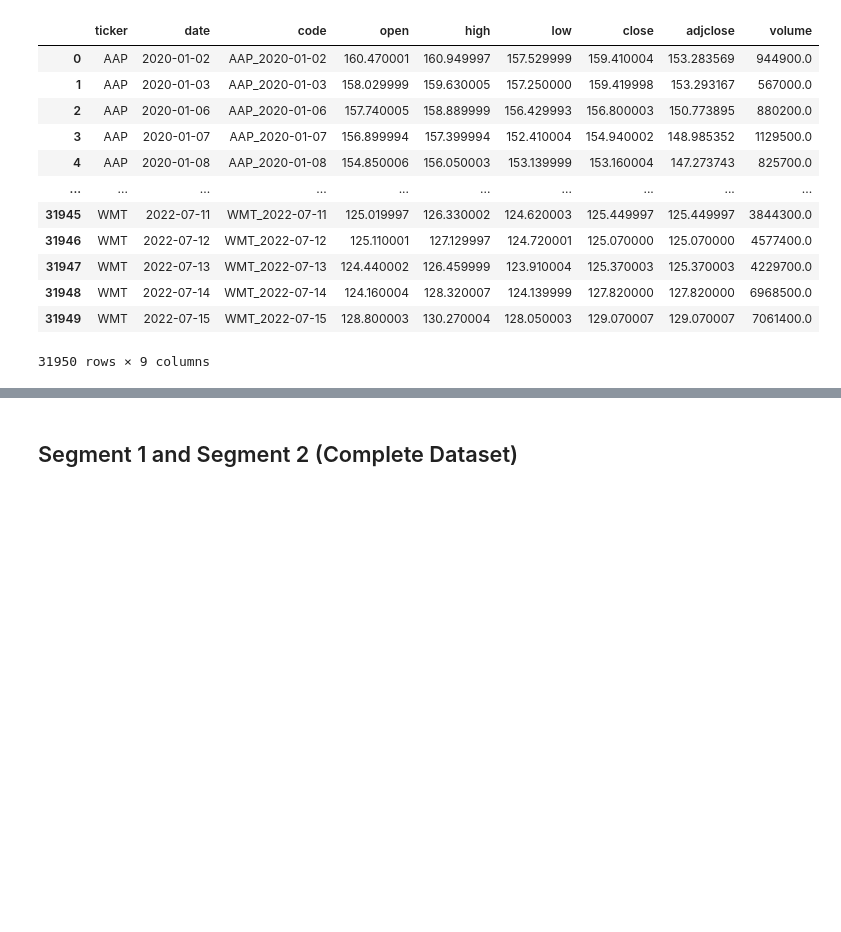
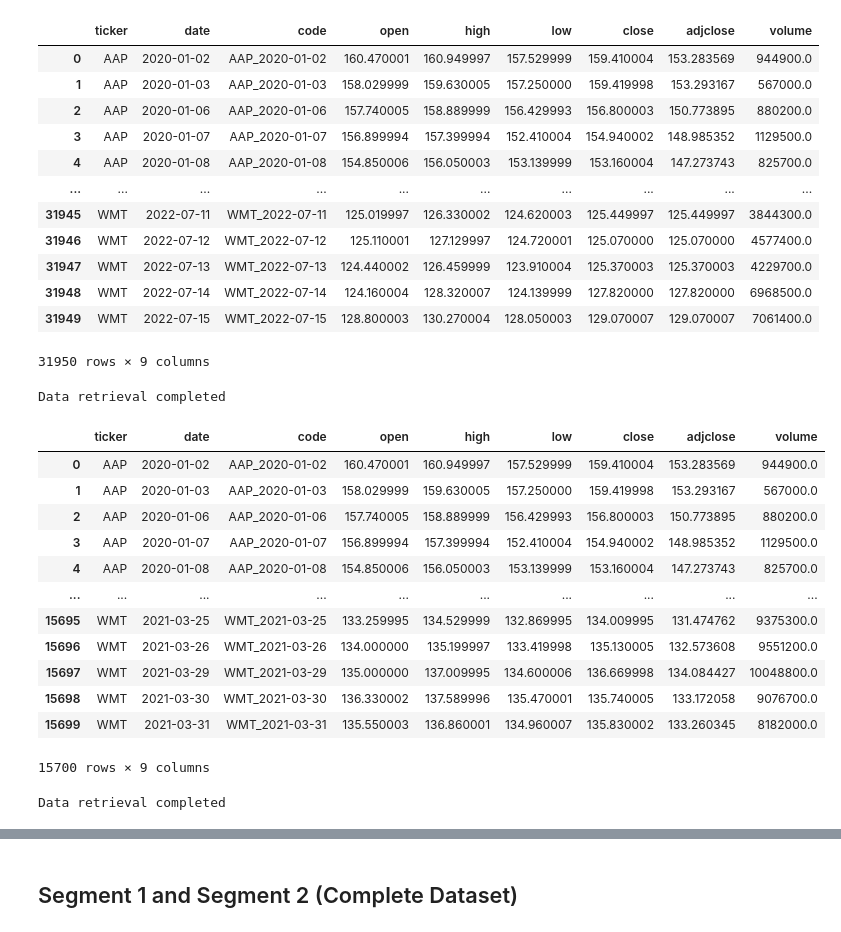
Before and after one commit to hothooper7/Stock_Market_Analysis, a Jupyter notebook: exploratory_codes/Stocks_ML_Final01.ipynb, the cells around one changed output, grey strips where cells are left out. Saved outputs shown, nothing was run; the diff lists cells and outputs as text; code cells hidden in the pictures; blank space fills up the shorter version.

```diff
--- a/exploratory_codes/Stocks_ML_Final01.ipynb
+++ b/exploratory_codes/Stocks_ML_Final01.ipynb
@@ -67,3 +67,27 @@ df_s1s2
 | 31948 | WMT | 2022-07-14 | WMT_2022-07-14 | 124.160004 | 128.320007 | 124.139999 | 127.820000 | 127.820000 | 6968500.0 |
 | 31949 | WMT | 2022-07-15 | WMT_2022-07-15 | 128.800003 | 130.270004 | 128.050003 | 129.070007 | 129.070007 | 7061400.0 |
 31950 rows × 9 columns
+# %%
+df_s1 = sql_query()
+# %% [output]
+Data retrieval completed
+# %%
+df_s1
+# %% [output]
+|  | ticker | date | code | open | high | low | close | adjclose | volume |
+| 0 | AAP | 2020-01-02 | AAP_2020-01-02 | 160.470001 | 160.949997 | 157.529999 | 159.410004 | 153.283569 | 944900.0 |
+| 1 | AAP | 2020-01-03 | AAP_2020-01-03 | 158.029999 | 159.630005 | 157.250000 | 159.419998 | 153.293167 | 567000.0 |
+| 2 | AAP | 2020-01-06 | AAP_2020-01-06 | 157.740005 | 158.889999 | 156.429993 | 156.800003 | 150.773895 | 880200.0 |
+| 3 | AAP | 2020-01-07 | AAP_2020-01-07 | 156.899994 | 157.399994 | 152.410004 | 154.940002 | 148.985352 | 1129500.0 |
+| 4 | AAP | 2020-01-08 | AAP_2020-01-08 | 154.850006 | 156.050003 | 153.139999 | 153.160004 | 147.273743 | 825700.0 |
+| ... | ... | ... | ... | ... | ... | ... | ... | ... | ... |
+| 15695 | WMT | 2021-03-25 | WMT_2021-03-25 | 133.259995 | 134.529999 | 132.869995 | 134.009995 | 131.474762 | 9375300.0 |
+| 15696 | WMT | 2021-03-26 | WMT_2021-03-26 | 134.000000 | 135.199997 | 133.419998 | 135.130005 | 132.573608 | 9551200.0 |
+| 15697 | WMT | 2021-03-29 | WMT_2021-03-29 | 135.000000 | 137.009995 | 134.600006 | 136.669998 | 134.084427 | 10048800.0 |
+| 15698 | WMT | 2021-03-30 | WMT_2021-03-30 | 136.330002 | 137.589996 | 135.470001 | 135.740005 | 133.172058 | 9076700.0 |
+| 15699 | WMT | 2021-03-31 | WMT_2021-03-31 | 135.550003 | 136.860001 | 134.960007 | 135.830002 | 133.260345 | 8182000.0 |
+15700 rows × 9 columns
+# %%
+df_s2 = sql_query()
+# %% [output]
+Data retrieval completed
```
Also changed, not shown: parts of 11 cells of this notebook.
